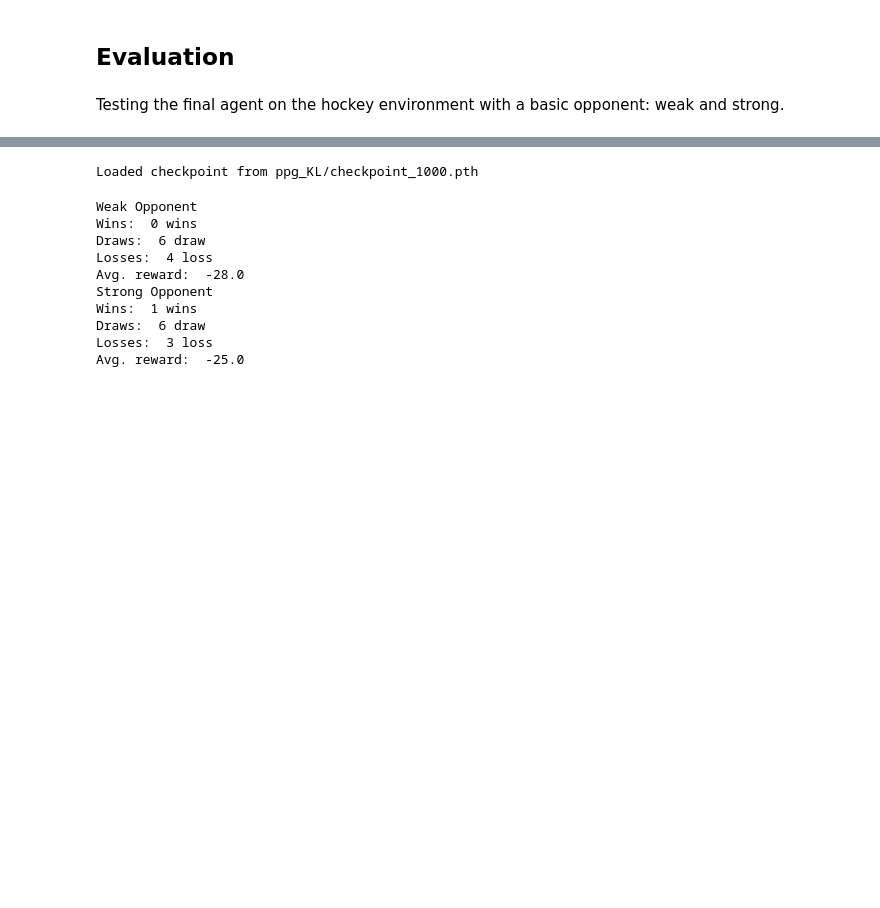
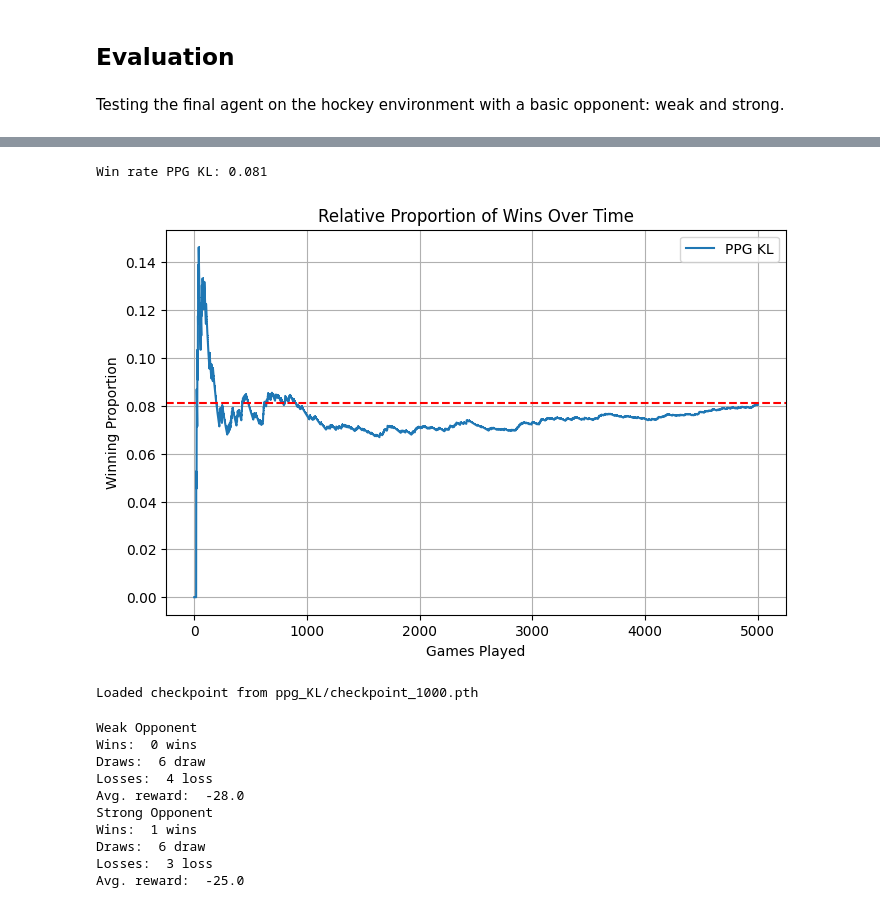
Before and after one commit to kimmizi/PuckAI, a Jupyter notebook: exp/Documentation_RL_Project.ipynb, the cells around one changed output, grey strips where cells are left out. Cells and saved outputs as stored; diff of their text form; code cells hidden in the pictures; blank space fills up the shorter version.

```diff
--- a/exp/Documentation_RL_Project.ipynb
+++ b/exp/Documentation_RL_Project.ipynb
@@ -702,3 +846,34 @@ Testing the final agent on the hockey environment with a basic opponent: weak an
+# %%
+# plot win rate
+# calculate the number of 0,-1, 1 for each episode and divide by the number of episodes
+num_episodes = len(info_ppg_kl)
+
+num_wins_ppg_kl = np.sum(np.array(info_ppg_kl) == 1)
+
+ratio_wins_ppg_kl = round(num_wins_ppg_kl / num_episodes, 3)
+
+print(f"Win rate PPG KL: {ratio_wins_ppg_kl}")
+
+info_array_ppg_kl = np.array(info_ppg_kl)
+
+games_played = np.arange(1, len(info_ppg_kl) + 1)
+
+wins_ppg_kl = np.cumsum(info_array_ppg_kl == 1)
+
+win_ratio_ppg_kl = wins_ppg_kl / games_played
+
+plt.figure(figsize = (8, 5))
+plt.plot(games_played, win_ratio_ppg_kl, marker = ',', linestyle = '-', label = "PPG KL")
+plt.axhline(y = ratio_wins_ppg_kl, color = 'r', linestyle = '--')
+plt.xlabel("Games Played")
+plt.ylabel("Winning Proportion")
+plt.title("Relative Proportion of Wins Over Time")
+plt.legend()
+plt.grid(True)
+plt.show()
+# %% [output]
+Win rate PPG KL: 0.081
+[figure, added]
 # %%
 def test_agent(number_games, weak_mode, agent):
     winner_list = np.zeros(number_games)
```
Also changed, not shown: parts of 6 cells of this notebook, 22 other files.
